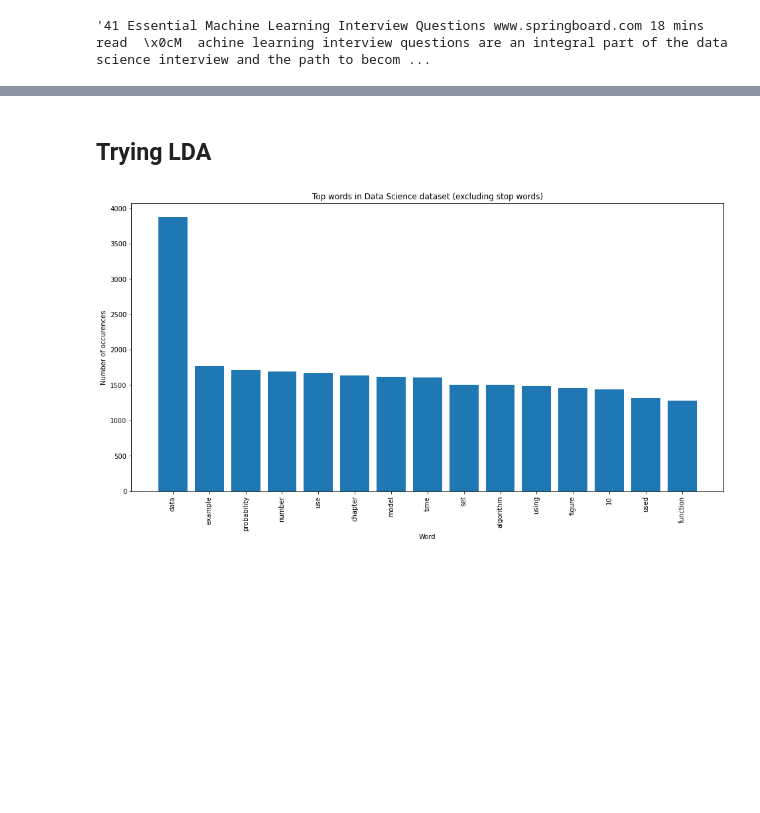
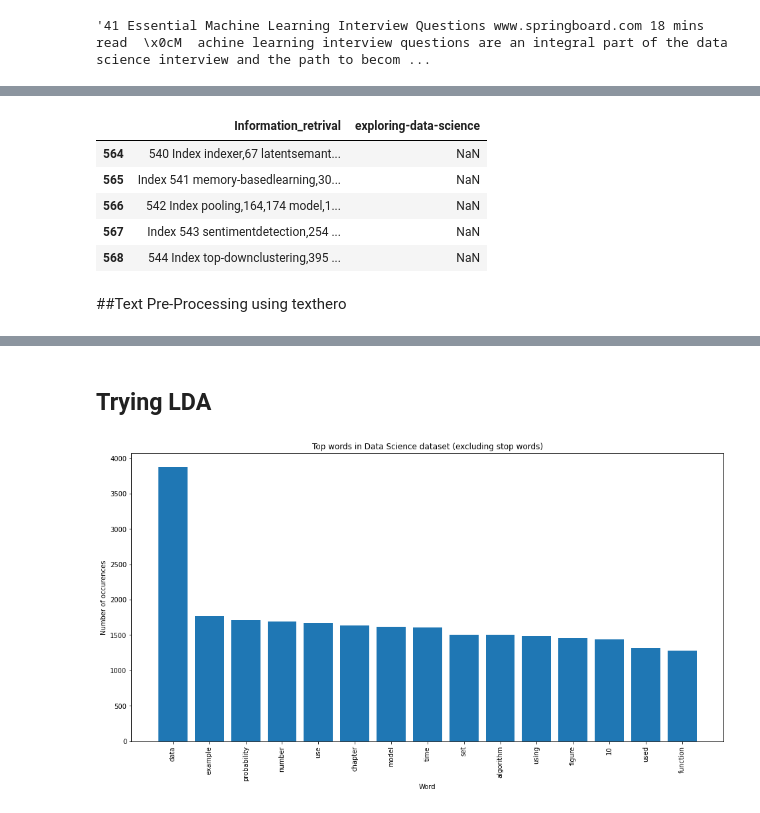
Before and after one commit to kronze1996/Automated-Q-A-System, a Jupyter notebook: Q_A_System_sample_building.ipynb, the cells around one changed output, grey strips where cells are left out. Cells and saved outputs as stored; diff of their text form; code cells hidden in the pictures; blank space fills up the shorter version.

```diff
--- a/Q_A_System_sample_building.ipynb
+++ b/Q_A_System_sample_building.ipynb
@@ -79,0 +199,11 @@ df["Document"][0]
+# %%
+df.tail()
+# %% [output]
+|  | Information_retrival | exploring-data-science |
+| 564 | 540 Index indexer,67 latentsemant... | NaN |
+| 565 | Index 541 memory-basedlearning,30... | NaN |
+| 566 | 542 Index pooling,164,174 model,1... | NaN |
+| 567 | Index 543 sentimentdetection,254 ... | NaN |
+| 568 | 544 Index top-downclustering,395 ... | NaN |
+# %% [markdown]
+##Text Pre-Processing using texthero
```
Also changed, not shown: parts of 21 cells of this notebook.
